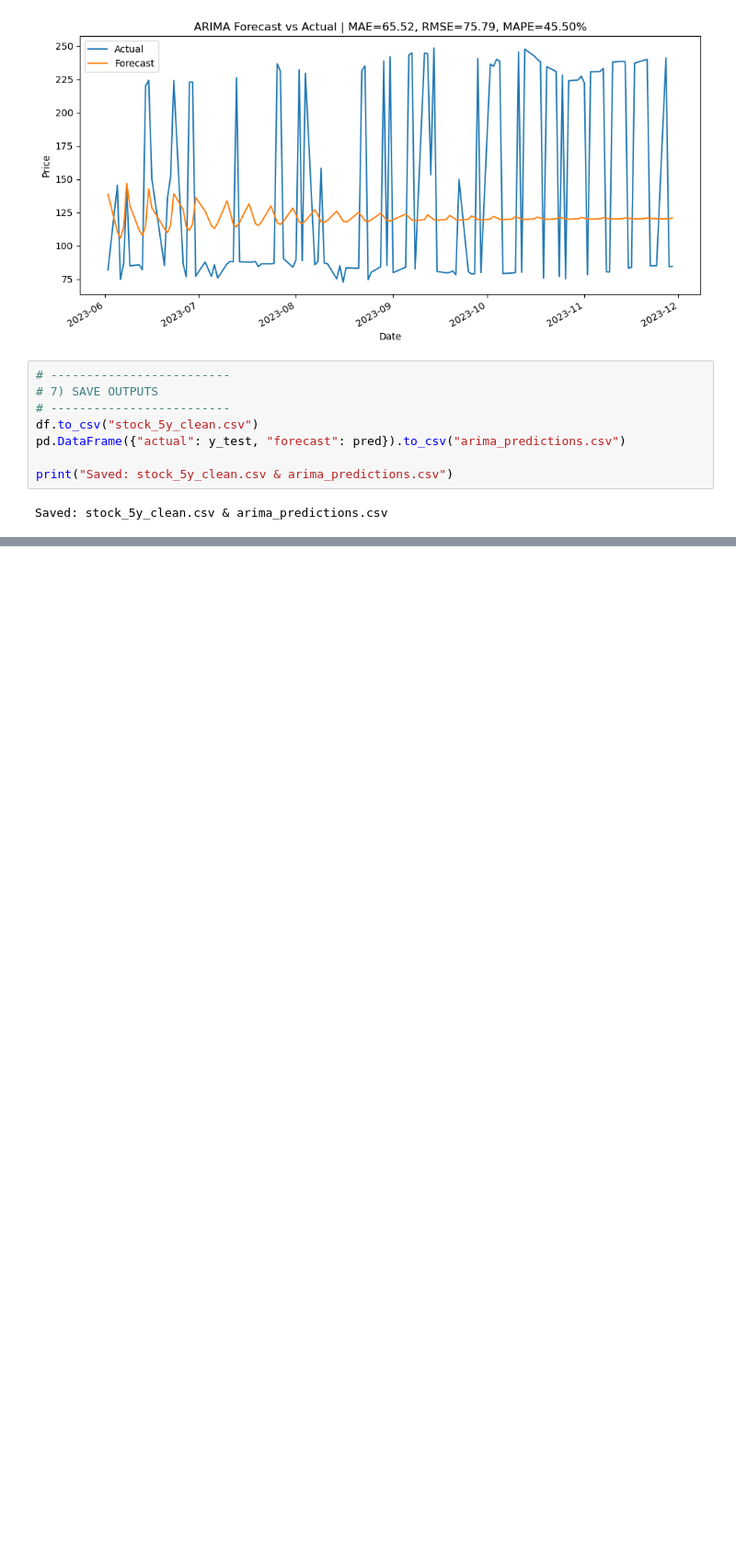
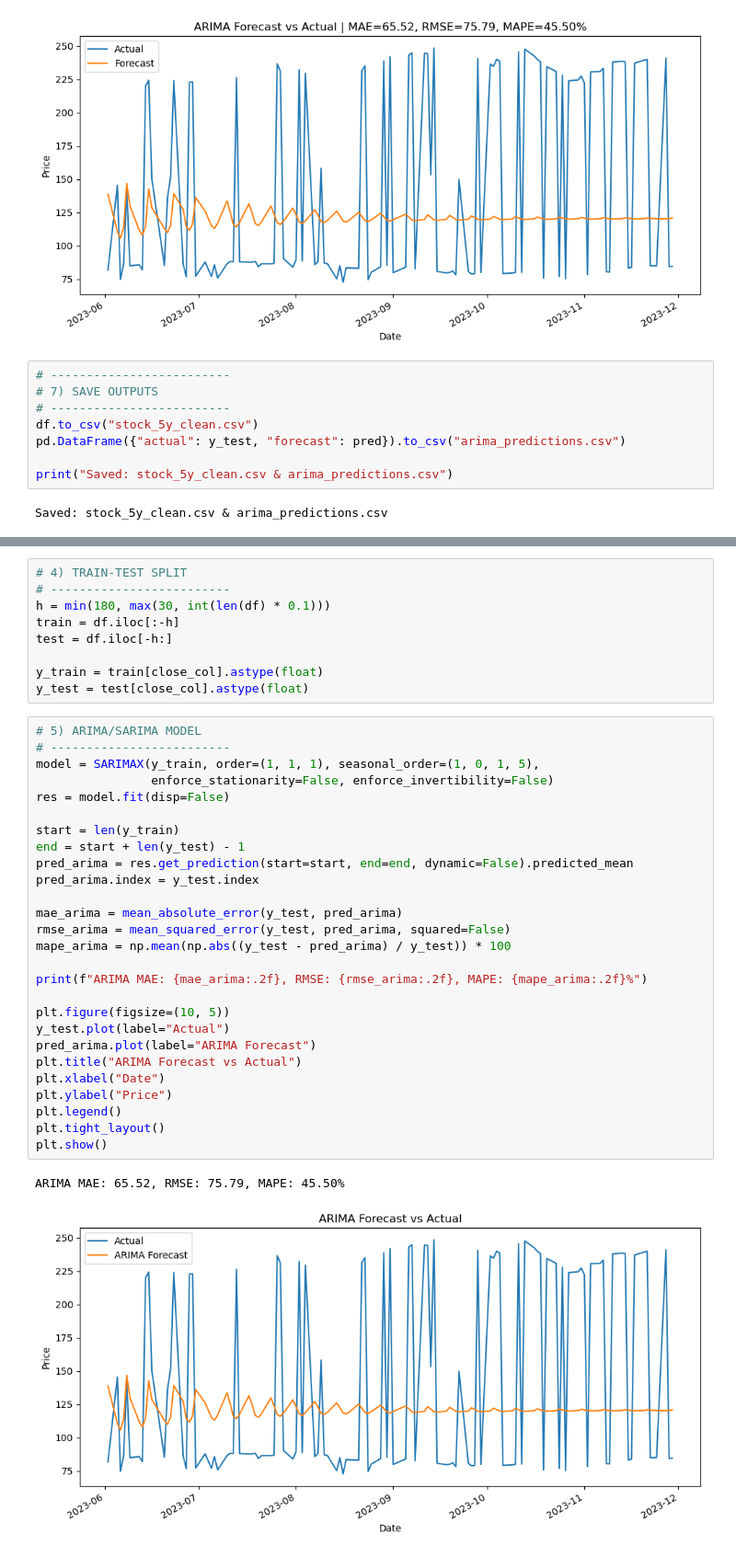
Before and after one commit to khadz53/timeseries, a Jupyter notebook: stockprediction.ipynb, the cells around one changed output, grey strips where cells are left out. Shown at 92% size. Cells and saved outputs as stored; diff of their text form; blank space fills up the shorter version.

```diff
--- a/stockprediction.ipynb
+++ b/stockprediction.ipynb
@@ -247,0 +316,39 @@ Saved: stock_5y_clean.csv & arima_predictions.csv
+# %%
+# 4) TRAIN-TEST SPLIT
+# -------------------------
+h = min(180, max(30, int(len(df) * 0.1)))
+train = df.iloc[:-h]
+test = df.iloc[-h:]
+
+y_train = train[close_col].astype(float)
+y_test = test[close_col].astype(float)
+# %%
+# 5) ARIMA/SARIMA MODEL
+# -------------------------
+model = SARIMAX(y_train, order=(1, 1, 1), seasonal_order=(1, 0, 1, 5),
+                enforce_stationarity=False, enforce_invertibility=False)
+res = model.fit(disp=False)
+
+start = len(y_train)
+end = start + len(y_test) - 1
+pred_arima = res.get_prediction(start=start, end=end, dynamic=False).predicted_mean
+pred_arima.index = y_test.index
+
+mae_arima = mean_absolute_error(y_test, pred_arima)
+rmse_arima = mean_squared_error(y_test, pred_arima, squared=False)
+mape_arima = np.mean(np.abs((y_test - pred_arima) / y_test)) * 100
+
+print(f"ARIMA MAE: {mae_arima:.2f}, RMSE: {rmse_arima:.2f}, MAPE: {mape_arima:.2f}%")
+
+plt.figure(figsize=(10, 5))
+y_test.plot(label="Actual")
+pred_arima.plot(label="ARIMA Forecast")
+plt.title("ARIMA Forecast vs Actual")
+plt.xlabel("Date")
+plt.ylabel("Price")
+plt.legend()
+plt.tight_layout()
+plt.show()
+# %% [output]
+ARIMA MAE: 65.52, RMSE: 75.79, MAPE: 45.50%
+[figure, added]
```
Also changed, not shown: parts of 5 cells of this notebook.
